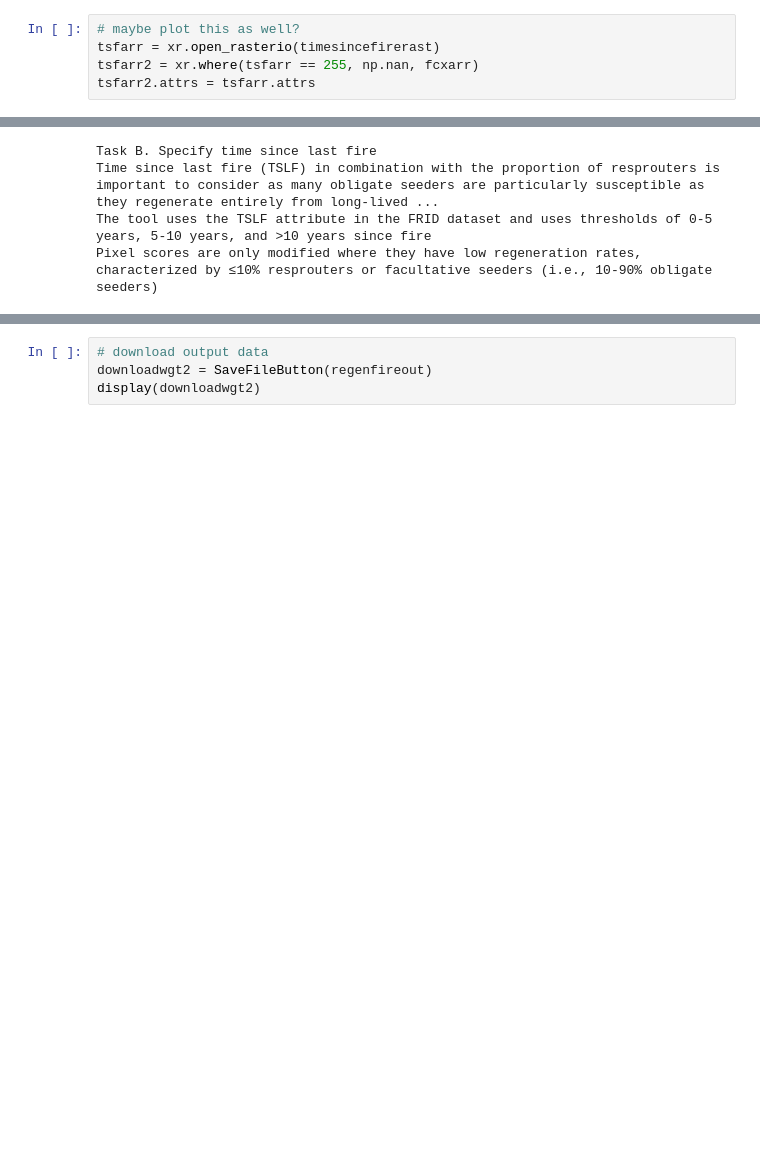
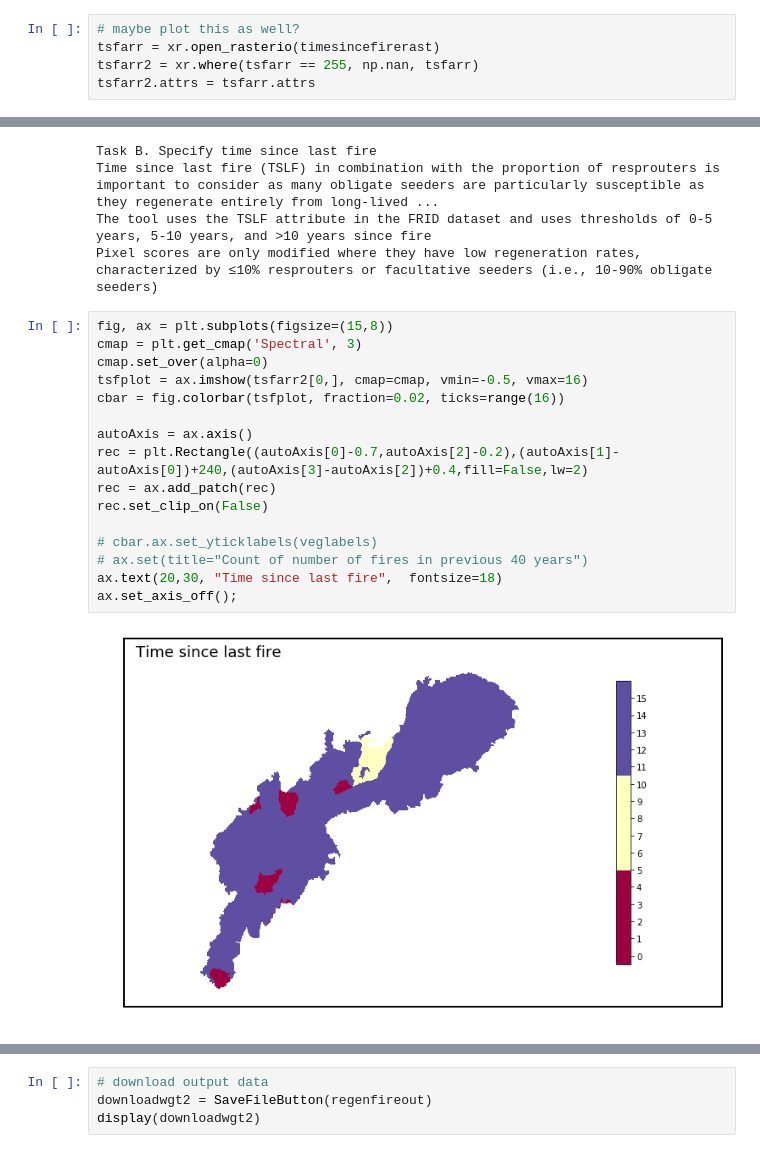
Before and after one commit to adhollander/postfire, a Jupyter notebook: CopperFire17.ipynb, the cells around one changed output, grey strips where cells are left out. Drawn from its saved outputs; the diff is of its cells as text; blank space fills up the shorter version.

```diff
--- a/CopperFire17.ipynb
+++ b/CopperFire17.ipynb
@@ -908,7 +931,7 @@ ax.set_axis_off();
 # %%
 # maybe plot this as well?
 tsfarr = xr.open_rasterio(timesincefirerast)
-tsfarr2 = xr.where(tsfarr == 255, np.nan, fcxarr)
+tsfarr2 = xr.where(tsfarr == 255, np.nan, tsfarr)
 tsfarr2.attrs = tsfarr.attrs
 # %% [markdown]
 <p>Table 2. Modification of regeneration rate score based on number of fires in last 40 years in each pixel</p>
@@ -928,6 +951,24 @@ Task B. Specify time since last fire
 Time since last fire (TSLF) in combination with the proportion of resprouters is important to consider as many obligate seeders are particularly susceptible as they regenerate entirely from long-lived ...
 The tool uses the TSLF attribute in the FRID dataset and uses thresholds of 0-5 years, 5-10 years, and >10 years since fire
 Pixel scores are only modified where they have low regeneration rates, characterized by ≤10% resprouters or facultative seeders (i.e., 10-90% obligate seeders)
+# %%
+fig, ax = plt.subplots(figsize=(15,8))
+cmap = plt.get_cmap('Spectral', 3)
+cmap.set_over(alpha=0)
+tsfplot = ax.imshow(tsfarr2[0,], cmap=cmap, vmin=-0.5, vmax=16)
+cbar = fig.colorbar(tsfplot, fraction=0.02, ticks=range(16))
+
+autoAxis = ax.axis()
+rec = plt.Rectangle((autoAxis[0]-0.7,autoAxis[2]-0.2),(autoAxis[1]-autoAxis[0])+240,(autoAxis[3]-autoAxis[2])+0.4,fill=False,lw=2)
+rec = ax.add_patch(rec)
+rec.set_clip_on(False)
+
+# cbar.ax.set_yticklabels(veglabels)
+# ax.set(title="Count of number of fires in previous 40 years")
+ax.text(20,30, "Time since last fire",  fontsize=18)
+ax.set_axis_off();
+# %% [output]
+[figure, added]
 # %% [markdown]
 <p>Table 3. Modification of regeneration rate score based on time since last fire. This modification is only applied to pixels with low regeneration rates (&lt;10% resprouters or facultative seeders, i.e., 10-90% obligate seeders)</p>
 
```
Also changed, not shown: parts of 22 cells of this notebook, 4 other files.
